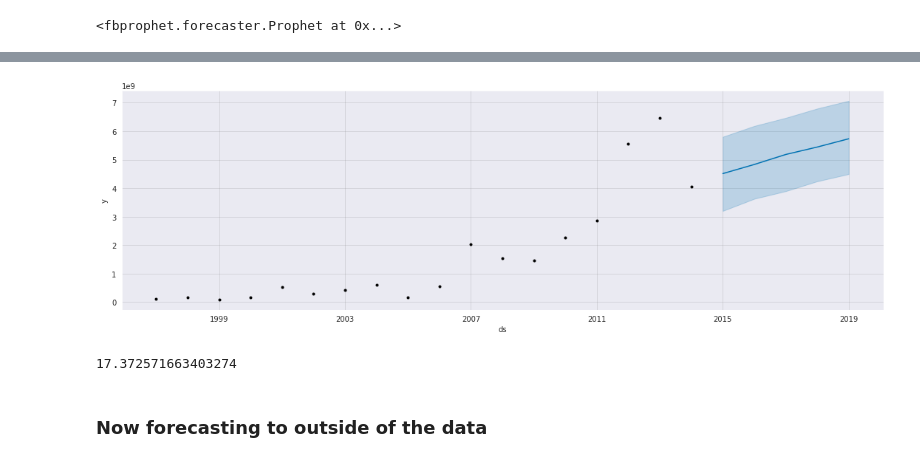
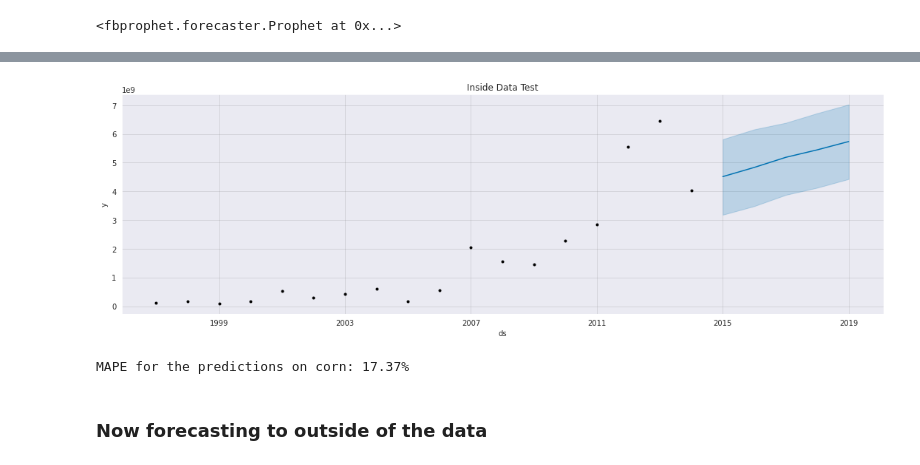
Before and after one commit to eduardo-vicentini/challenge, a Jupyter notebook: challenge2.ipynb, the cells around one changed output, grey strips where cells are left out. Saved outputs shown, nothing was run; the diff lists cells and outputs as text; code cells hidden in the pictures.

```diff
--- a/challenge2.ipynb
+++ b/challenge2.ipynb
@@ -862,18 +849,19 @@ corn_test_fcst.head()
 # %%
 # Plot the forecast
 f, ax = plt.subplots(1)
 f.set_figheight(5)
 f.set_figwidth(15)
 fig = model.plot(corn_test_fcst,
                  ax=ax)
+plt.title("Inside Data Test")
 plt.show()
 # %% [output]
-[figure, old version]
+[figure, new version]
 # %%
-mean_absolute_percentage_error(y_true=corn_year_test['usd'],
-                   y_pred=corn_test_fcst['yhat'])
+print("MAPE for the predictions on corn: %.2f%%" %mean_absolute_percentage_error(y_true=corn_year_test['usd'],
+                   y_pred=corn_test_fcst['yhat']))
 # %% [output]
-17.372571663403274
+MAPE for the predictions on corn: 17.37%
 # %% [markdown]
 ### Now forecasting to outside of the data
 # %%
```
Also changed, not shown: parts of 9 cells of this notebook.
